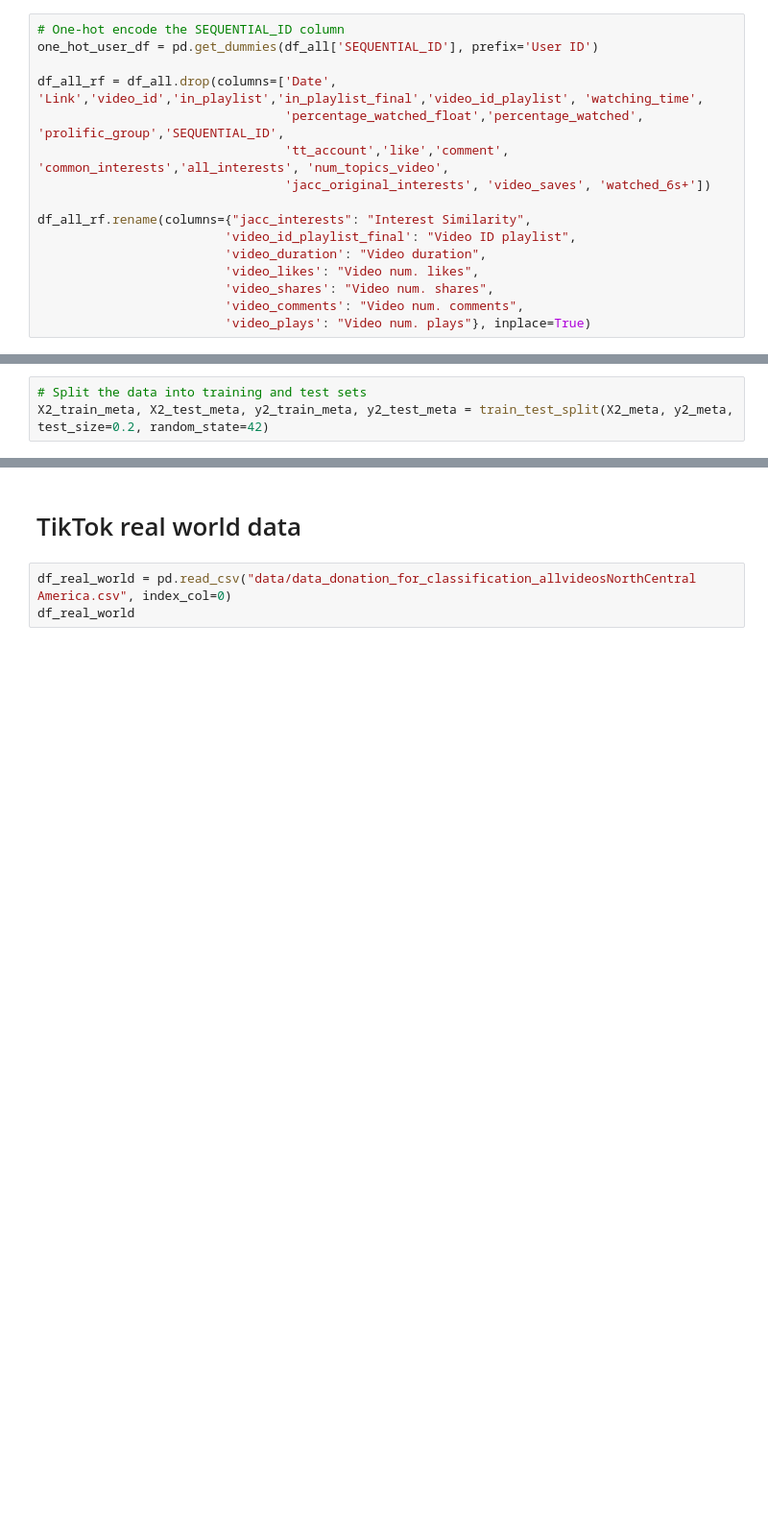
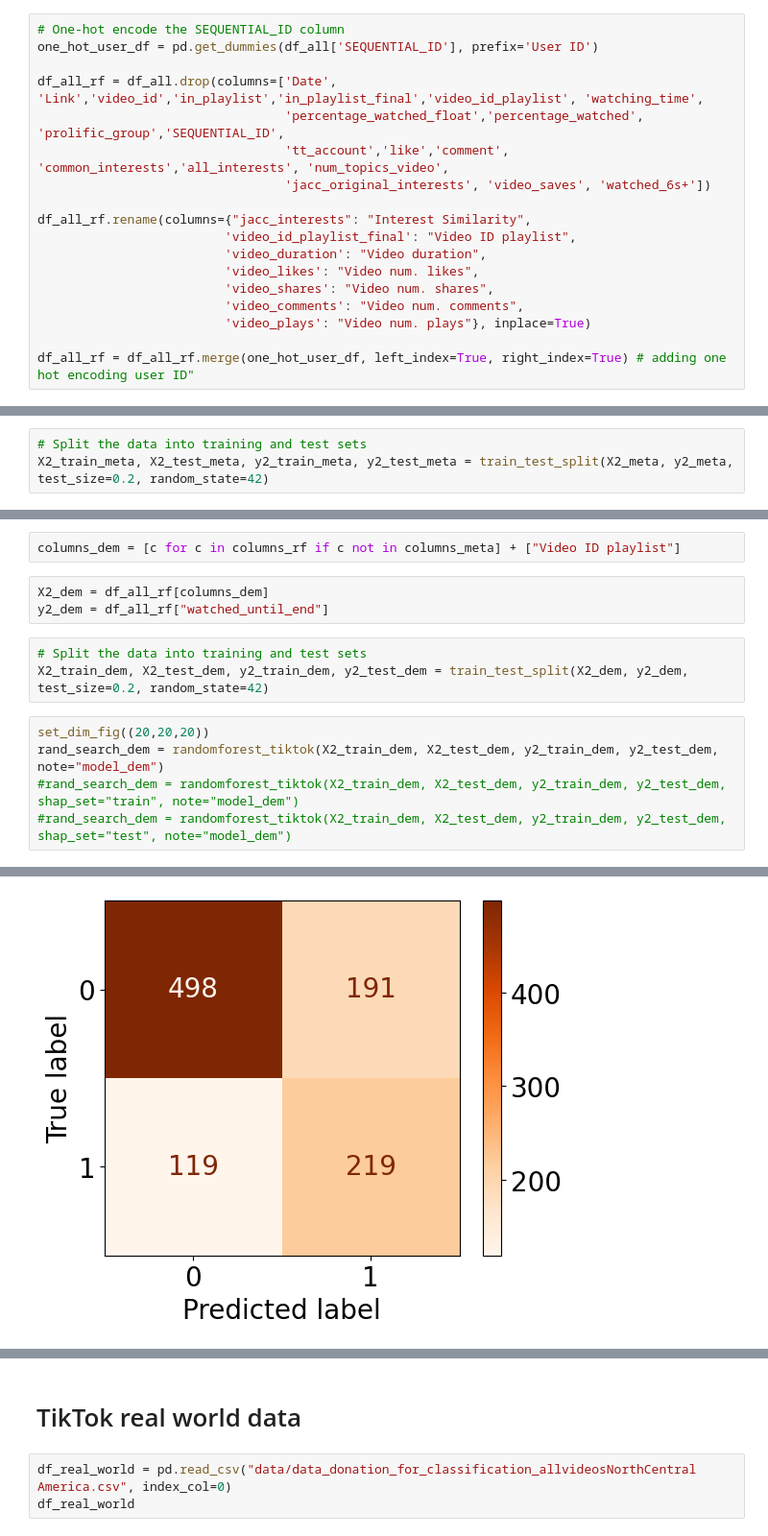
Before and after one commit to carolcoimbra/unpredictable-tiktok, a Jupyter notebook: classifier-rf.ipynb, the cells around one changed output, grey strips where cells are left out. Shown at 96% size. Drawn from its saved outputs; the diff is of its cells as text; blank space fills up the shorter version.

```diff
--- a/classifier-rf.ipynb
+++ b/classifier-rf.ipynb
@@ -654,6 +660,8 @@ df_all_rf.rename(columns={"jacc_interests": "Interest Similarity",
                          'video_shares': "Video num. shares",
                          'video_comments': "Video num. comments",
                          'video_plays': "Video num. plays"}, inplace=True)
+
+df_all_rf = df_all_rf.merge(one_hot_user_df, left_index=True, right_index=True) # adding one hot encoding user ID"
 # %% [markdown]
 ## Random model
 # %%
@@ -752,0 +746,14 @@ Best F1: 0.672 at threshold 0.50
+# %%
+columns_dem = [c for c in columns_rf if c not in columns_meta] + ["Video ID playlist"]
+# %%
+X2_dem = df_all_rf[columns_dem]
+y2_dem = df_all_rf["watched_until_end"]
+# %%
+# Split the data into training and test sets
+X2_train_dem, X2_test_dem, y2_train_dem, y2_test_dem = train_test_split(X2_dem, y2_dem, test_size=0.2, random_state=42)
+# %%
+set_dim_fig((20,20,20))
+rand_search_dem = randomforest_tiktok(X2_train_dem, X2_test_dem, y2_train_dem, y2_test_dem, note="model_dem")
+#rand_search_dem = randomforest_tiktok(X2_train_dem, X2_test_dem, y2_train_dem, y2_test_dem, shap_set="train", note="model_dem")
+#rand_search_dem = randomforest_tiktok(X2_train_dem, X2_test_dem, y2_train_dem, y2_test_dem, shap_set="test", note="model_dem")
+# %% [output]
@@ -752,0 +762 @@ Best F1: 0.672 at threshold 0.50
+[figure, added]
```
Also changed, not shown: parts of 16 cells of this notebook, 37 other files.
